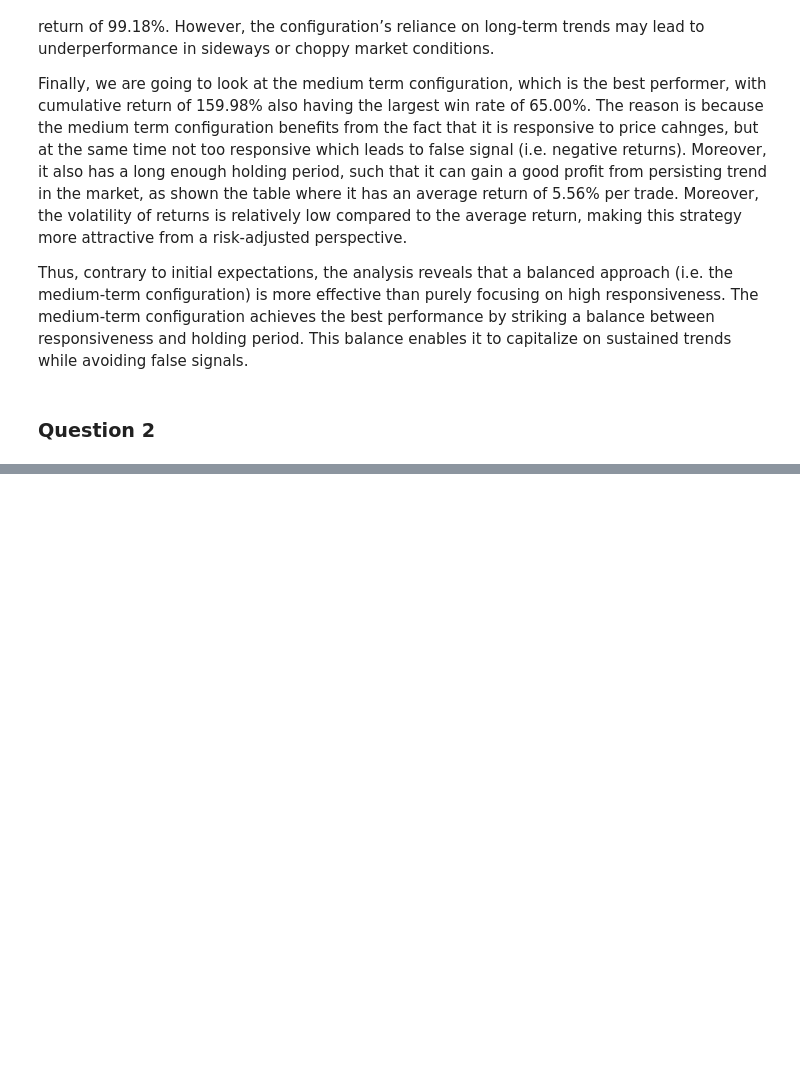
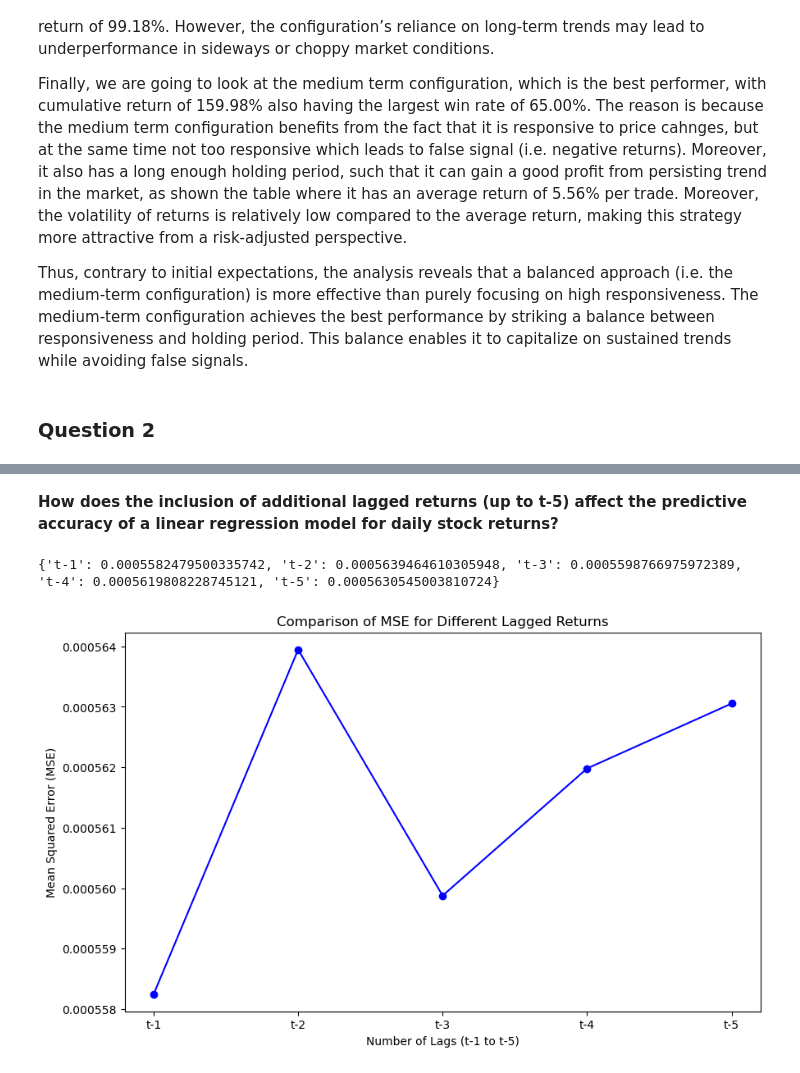
Before and after one commit to GeorgiusBE/Mining_Game, a Jupyter notebook: Part_2_Data_Analytics.ipynb, the cells around one changed output, grey strips where cells are left out. Saved outputs shown, nothing was run; the diff lists cells and outputs as text; code cells hidden in the pictures; blank space fills up the shorter version.

```diff
--- a/Part_2_Data_Analytics.ipynb
+++ b/Part_2_Data_Analytics.ipynb
@@ -1046,0 +1217,2 @@ If need more ideas:
+# %% [markdown]
+**How does the inclusion of additional lagged returns (up to t-5) affect the predictive accuracy of a linear regression model for daily stock returns?**
@@ -1046,0 +1229,43 @@ If need more ideas:
+# %%
+# separate features and target
+y = df_regression['Daily Return']
+x = df_regression[[f't-{i} Return' for i in range(1, 6)]]
+
+# dictionary to store MSEs
+mse_dict = {}
+# %%
+# perform rgression for each sets of features
+for i in range(1, 6):
+    # use the first n lags as features
+    x_subset = x.iloc[:, :i]
+
+    # split data into training and testing datasets (80/20 split)
+    x_train, x_test, y_train, y_test = train_test_split(x_subset, y, test_size=0.2, shuffle=False)
+
+    # train the model
+    model = LinearRegression()
+    model.fit(x_train, y_train)
+
+    # make predictions
+    y_pred = model.predict(x_test)
+
+    # compute MSE
+    mse = mean_squared_error(y_test, y_pred)
+
+    # Store MSE for this model
+    mse_dict[f't-{i}'] = mse
+# %%
+# print MSEs
+print(mse_dict)
+# %% [output]
+{'t-1': 0.0005582479500335742, 't-2': 0.0005639464610305948, 't-3': 0.0005598766975972389, 't-4': 0.0005619808228745121, 't-5': 0.0005630545003810724}
+# %%
+# plott the MSE for each model
+plt.figure(figsize=(10, 6))
+plt.plot(list(mse_dict.keys()), list(mse_dict.values()), marker='o', linestyle='-', color='b')
+plt.xlabel('Number of Lags (t-1 to t-5)')
+plt.ylabel('Mean Squared Error (MSE)')
+plt.title('Comparison of MSE for Different Lagged Returns')
+plt.show()
+# %% [output]
+[figure, added]
```
Also changed, not shown: parts of 31 cells of this notebook.
